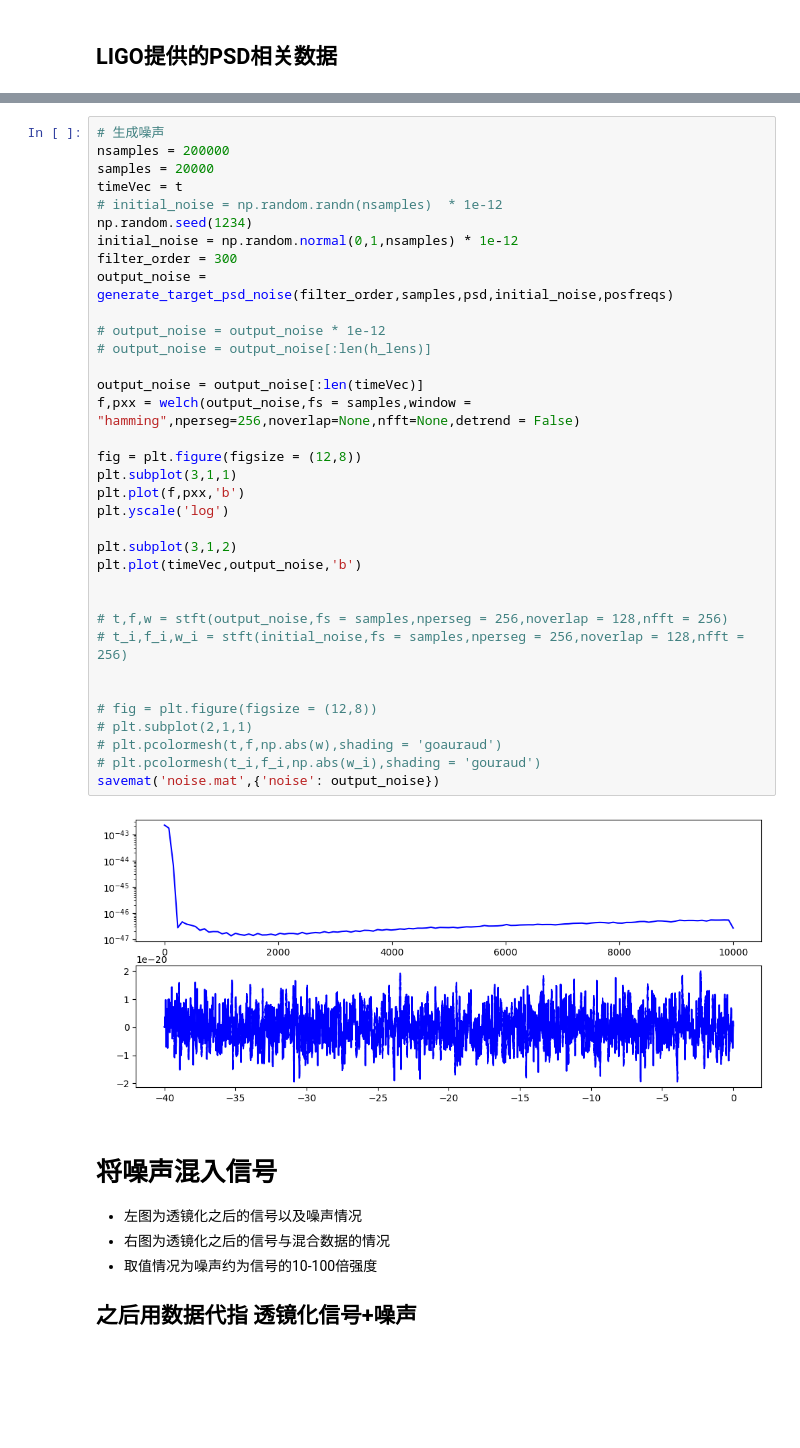
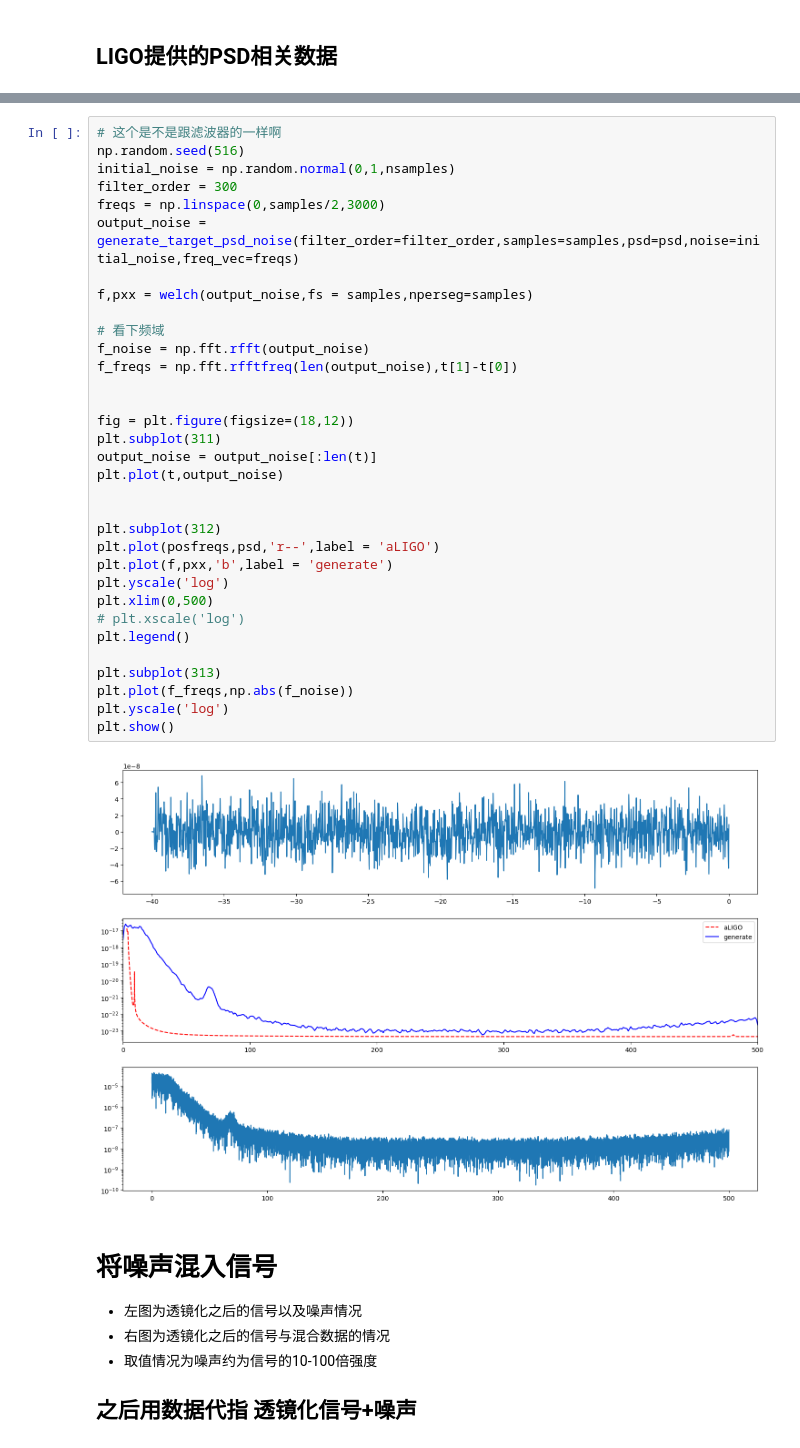
Before and after one commit to WeiQYU/PSO_change, a Jupyter notebook: PSO_change/generate_ligo/generate_signal_noise_data.ipynb, the cells around one changed output, grey strips where cells are left out. Drawn from its saved outputs; the diff is of its cells as text; blank space fills up the shorter version.

```diff
--- a/PSO_change/generate_ligo/generate_signal_noise_data.ipynb
+++ b/PSO_change/generate_ligo/generate_signal_noise_data.ipynb
@@ -173,40 +213,38 @@ plt.show()
-# %%
-# 生成噪声
-nsamples = 200000
-samples = 20000
-timeVec = t
-# initial_noise = np.random.randn(nsamples)  * 1e-12
-np.random.seed(1234)
-initial_noise = np.random.normal(0,1,nsamples) * 1e-12
-filter_order = 300
-output_noise = generate_target_psd_noise(filter_order,samples,psd,initial_noise,posfreqs)
-
-# output_noise = output_noise * 1e-12
-# output_noise = output_noise[:len(h_lens)]
-
-output_noise = output_noise[:len(timeVec)]
-f,pxx = welch(output_noise,fs = samples,window = "hamming",nperseg=256,noverlap=None,nfft=None,detrend = False)
-
-fig = plt.figure(figsize = (12,8))
-plt.subplot(3,1,1)
-plt.plot(f,pxx,'b')
-plt.yscale('log')
-
-plt.subplot(3,1,2)
-plt.plot(timeVec,output_noise,'b')
-
-
-# t,f,w = stft(output_noise,fs = samples,nperseg = 256,noverlap = 128,nfft = 256)
-# t_i,f_i,w_i = stft(initial_noise,fs = samples,nperseg = 256,noverlap = 128,nfft = 256)
-
-
-# fig = plt.figure(figsize = (12,8))
-# plt.subplot(2,1,1)
-# plt.pcolormesh(t,f,np.abs(w),shading = 'goauraud')
-# plt.pcolormesh(t_i,f_i,np.abs(w_i),shading = 'gouraud')
-savemat('noise.mat',{'noise': output_noise})
-# %% [output]
-[figure, removed]
+# %%
+# 这个是不是跟滤波器的一样啊
+np.random.seed(516)
+initial_noise = np.random.normal(0,1,nsamples)
+filter_order = 300
+freqs = np.linspace(0,samples/2,3000)
+output_noise = generate_target_psd_noise(filter_order=filter_order,samples=samples,psd=psd,noise=initial_noise,freq_vec=freqs)
+
+f,pxx = welch(output_noise,fs = samples,nperseg=samples)
+
+# 看下频域
+f_noise = np.fft.rfft(output_noise)
+f_freqs = np.fft.rfftfreq(len(output_noise),t[1]-t[0])
+
+
+fig = plt.figure(figsize=(18,12))
+plt.subplot(311)
+output_noise = output_noise[:len(t)]
+plt.plot(t,output_noise)
+
+
+plt.subplot(312)
+plt.plot(posfreqs,psd,'r--',label = 'aLIGO')
+plt.plot(f,pxx,'b',label = 'generate')
+plt.yscale('log')
+plt.xlim(0,500)
+# plt.xscale('log')
+plt.legend()
+
+plt.subplot(313)
+plt.plot(f_freqs,np.abs(f_noise))
+plt.yscale('log')
+plt.show()
+# %% [output]
+[figure, added]
 # %% [markdown]
 # 将噪声混入信号
 - 左图为透镜化之后的信号以及噪声情况
```
Also changed, not shown: parts of 10 cells of this notebook, 16 other files.
